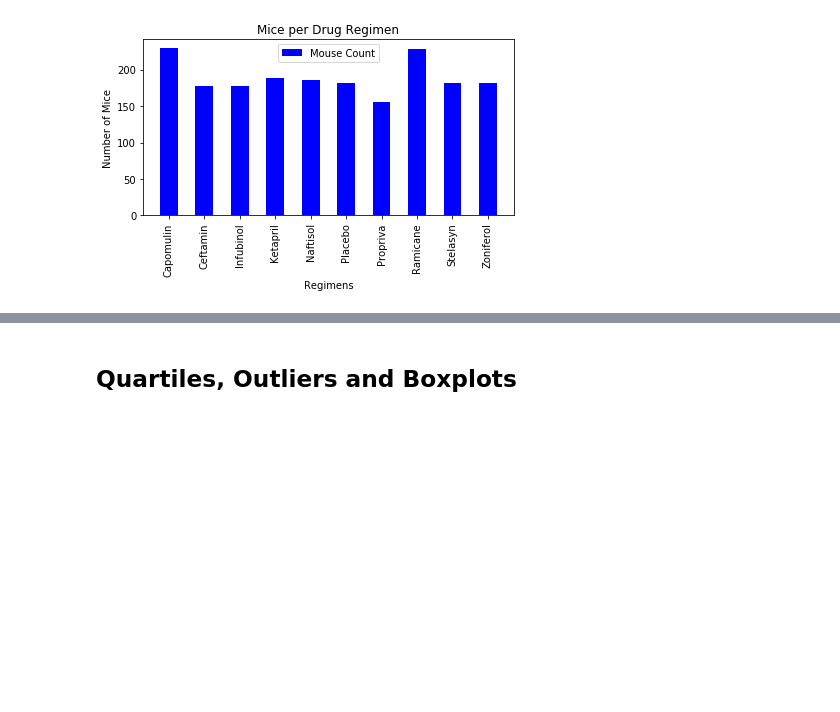
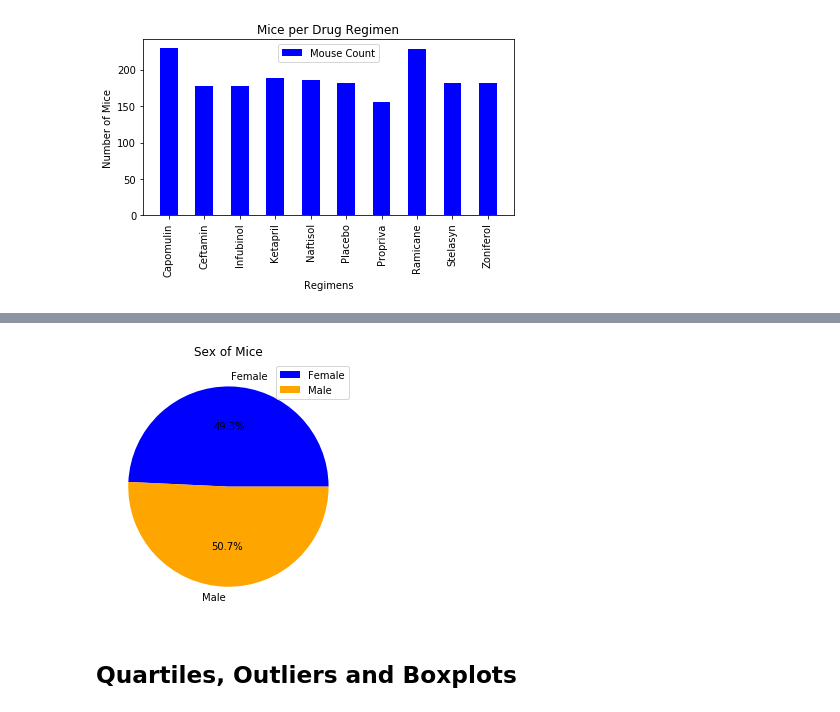
Before and after one commit to JDICKENSON91/Matplotlib_challenge, a Jupyter notebook: pymaceuticals.ipynb, the cells around one changed output, grey strips where cells are left out. Drawn from its saved outputs; the diff is of its cells as text; code cells hidden in the pictures; blank space fills up the shorter version.

```diff
--- a/pymaceuticals.ipynb
+++ b/pymaceuticals.ipynb
@@ -181,3 +180,26 @@ TypeError: '<' not supported between instances of 'str' and 'int'
+# %%
+# Generate a pie plot showing the distribution of female versus male mice using pyplot
+
+sex_count_py = cleaned_list.groupby(['Sex']).count()
+sex_count_py
+
+# Labels for the sections of our pie chart
+labels = sex_count_py.index.values
+
+# The values of each section of the pie chart
+sizes = sex_count_py["Mouse ID"]
+
+# The colors of each section of the pie chart
+colors = ["blue", "Orange"]
+
+plt.pie(sizes, labels=labels, colors=colors,
+        autopct="%1.1f%%", startangle=0);
+
+plt.title("Sex of Mice")
+plt.legend(loc="best")
+plt.tight_layout()
+# %% [output]
+[figure, added]
 # %% [markdown]
 ## Quartiles, Outliers and Boxplots
 # %%
```
Also changed, not shown: parts of 7 cells of this notebook.
